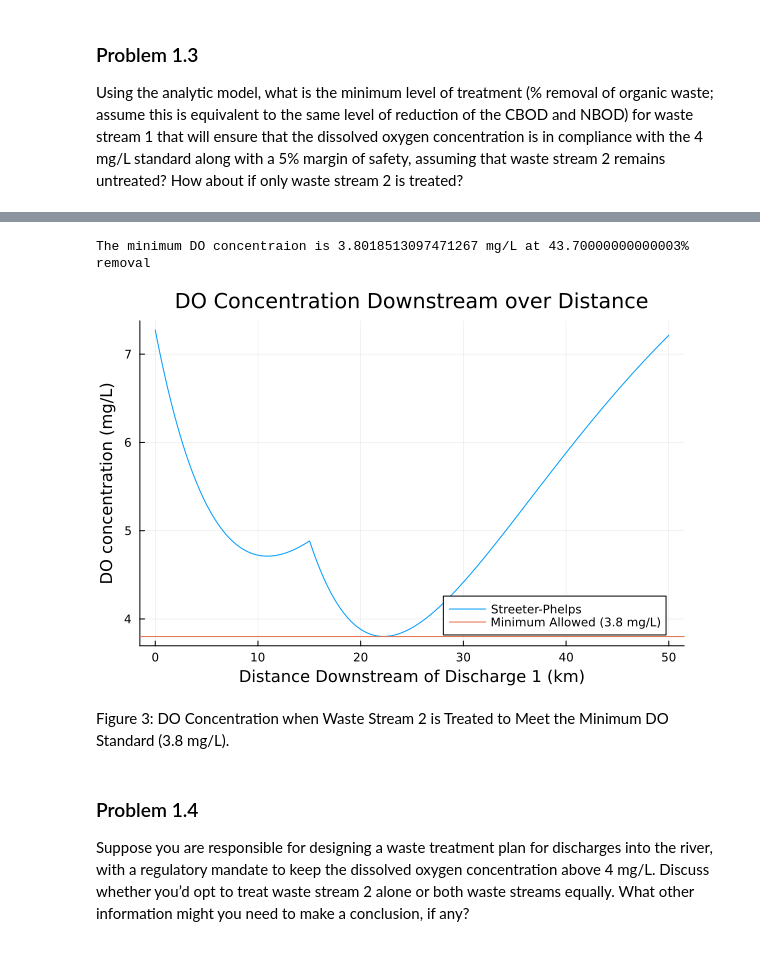
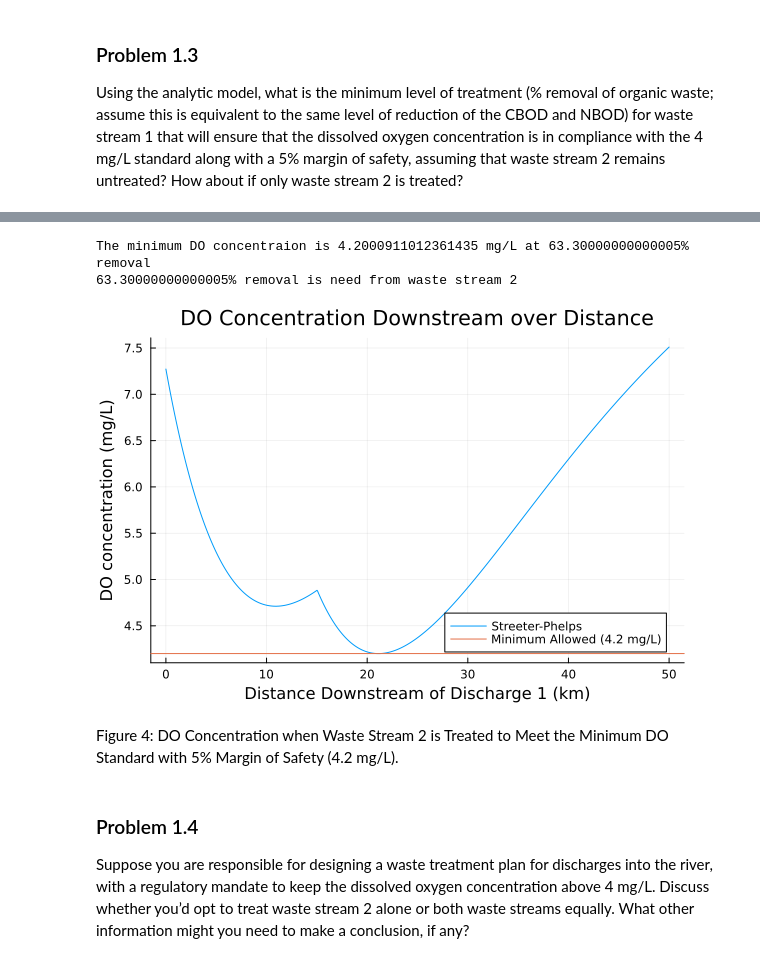
Before and after one commit to BEE4750-FA25/hw3-matty, a Jupyter notebook: hw03.ipynb, the cells around one changed output, grey strips where cells are left out. Drawn from its saved outputs; the diff is of its cells as text; code cells hidden in the pictures.

```diff
--- a/hw03.ipynb
+++ b/hw03.ipynb
@@ -388,11 +388,11 @@ end
 
 
 function find_removal()
-    # Loops through different removal rates until minimum DO is greater than 3.8
+    # Loops through different removal rates until minimum DO is greater than 4.2
     removal = 0
     min = 0
     streeter_concentration = zeros(iterations)
-    while min < 3.8 && removal < 1
+    while min < 4.2 && removal < 1
         streeter_concentration = zeros(iterations)
         streeter(removal, streeter_concentration)
         min = minimum(streeter_concentration)
@@ -407,9 +407,10 @@ streeter_concentrations, removal = find_removal()
 # Find minimum value
 print("The minimum DO concentraion is ", minimum(streeter_concentrations), " mg/L at ", removal*100, "% removal")
 print("\n")
+print(removal*100, "% removal is need from waste stream 1")
 
 
 # Plot
 plot(distances, streeter_concentrations, title="DO Concentration Downstream over Distance", label="Streeter-Phelps", xlabel="Distance Downstream of Discharge 1 (km)", ylabel="DO concentration (mg/L)")
-hline!([3.8], label="Minimum Allowed (3.8 mg/L)")
+hline!([4.2], label="Minimum Allowed (4.2 mg/L)")
 # %% [output]
@@ -483,40 +485,42 @@ function streeter(removal, streeter_concentration)
             flow2_started = true
         end
     end
     return streeter_concentration
 end
 
 
 function find_removal()
-    # Loops through different removal rates until minimum DO is greater than 3.8
+    # Loops through different removal rates until minimum DO is greater than 4.2
     removal = 0
     min = 0
     streeter_concentration = zeros(iterations)
-    while min < 3.8 && removal < 1
+    while min < 4.2 && removal < 1
         streeter_concentration = zeros(iterations)
         streeter(removal, streeter_concentration)
         min = minimum(streeter_concentration)
         removal += 0.001
     end
     return streeter_concentration, removal
 end
 
 
 streeter_concentrations, removal = find_removal()
 
 # Find minimum value
 print("The minimum DO concentraion is ", minimum(streeter_concentrations), " mg/L at ", removal*100, "% removal")
 print("\n")
+print(removal*100, "% removal is need from waste stream 2")
 
 
 # Plot
 plot(distances, streeter_concentrations, title="DO Concentration Downstream over Distance", label="Streeter-Phelps", xlabel="Distance Downstream of Discharge 1 (km)", ylabel="DO concentration (mg/L)")
-hline!([3.8], label="Minimum Allowed (3.8 mg/L)")
+hline!([4.2], label="Minimum Allowed (4.2 mg/L)")
 # %% [output]
-The minimum DO concentraion is 3.8018513097471267 mg/L at 43.70000000000003% removal
+The minimum DO concentraion is 4.2000911012361435 mg/L at 63.30000000000005% removal
+63.30000000000005% removal is need from waste stream 2
-[figure, old version]
+[figure, new version]
 # %% [markdown]
-Figure 3: DO Concentration when Waste Stream 2 is Treated to Meet the Minimum DO Standard (3.8 mg/L).
+Figure 4: DO Concentration when Waste Stream 2 is Treated to Meet the Minimum DO Standard with 5% Margin of Safety (4.2 mg/L).
 # %% [markdown]
 ### Problem 1.4
 
```
Also changed, not shown: parts of 10 cells of this notebook.
